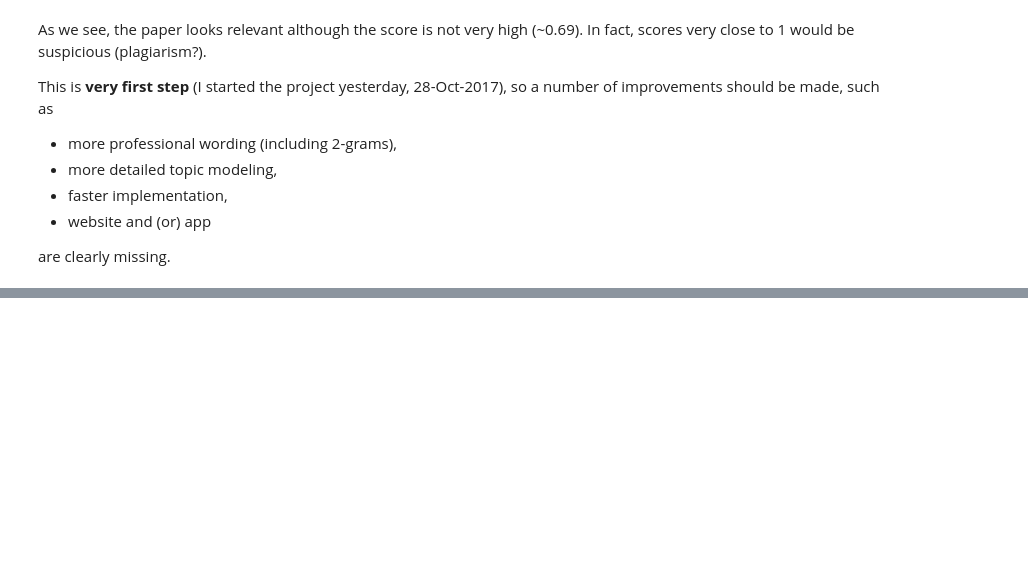
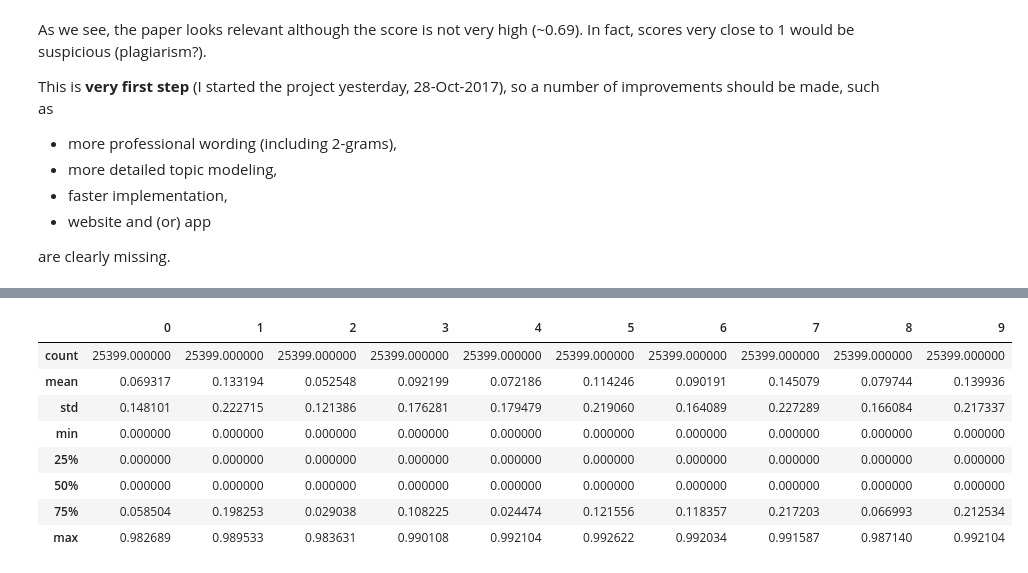
Before and after one commit to Dima806/arXiv-LdaModel-classifier, a Jupyter notebook: arXiv-LdaModel-classifier-example.ipynb, the cells around one changed output, grey strips where cells are left out. Saved outputs shown, nothing was run; the diff lists cells and outputs as text; code cells hidden in the pictures; blank space fills up the shorter version.

```diff
--- a/arXiv-LdaModel-classifier-example.ipynb
+++ b/arXiv-LdaModel-classifier-example.ipynb
@@ -208,0 +235,12 @@ are clearly missing.
+# %%
+papers_df.describe()
+# %% [output]
+|  | 0 | 1 | 2 | 3 | 4 | 5 | 6 | 7 | 8 | 9 |
+| count | 25399.000000 | 25399.000000 | 25399.000000 | 25399.000000 | 25399.000000 | 25399.000000 | 25399.000000 | 25399.000000 | 25399.000000 | 25399.000000 |
+| mean | 0.069317 | 0.133194 | 0.052548 | 0.092199 | 0.072186 | 0.114246 | 0.090191 | 0.145079 | 0.079744 | 0.139936 |
+| std | 0.148101 | 0.222715 | 0.121386 | 0.176281 | 0.179479 | 0.219060 | 0.164089 | 0.227289 | 0.166084 | 0.217337 |
+| min | 0.000000 | 0.000000 | 0.000000 | 0.000000 | 0.000000 | 0.000000 | 0.000000 | 0.000000 | 0.000000 | 0.000000 |
+| 25% | 0.000000 | 0.000000 | 0.000000 | 0.000000 | 0.000000 | 0.000000 | 0.000000 | 0.000000 | 0.000000 | 0.000000 |
+| 50% | 0.000000 | 0.000000 | 0.000000 | 0.000000 | 0.000000 | 0.000000 | 0.000000 | 0.000000 | 0.000000 | 0.000000 |
+| 75% | 0.058504 | 0.198253 | 0.029038 | 0.108225 | 0.024474 | 0.121556 | 0.118357 | 0.217203 | 0.066993 | 0.212534 |
+| max | 0.982689 | 0.989533 | 0.983631 | 0.990108 | 0.992104 | 0.992622 | 0.992034 | 0.991587 | 0.987140 | 0.992104 |
```
Also changed, not shown: parts of 10 cells of this notebook, 1 other file.
